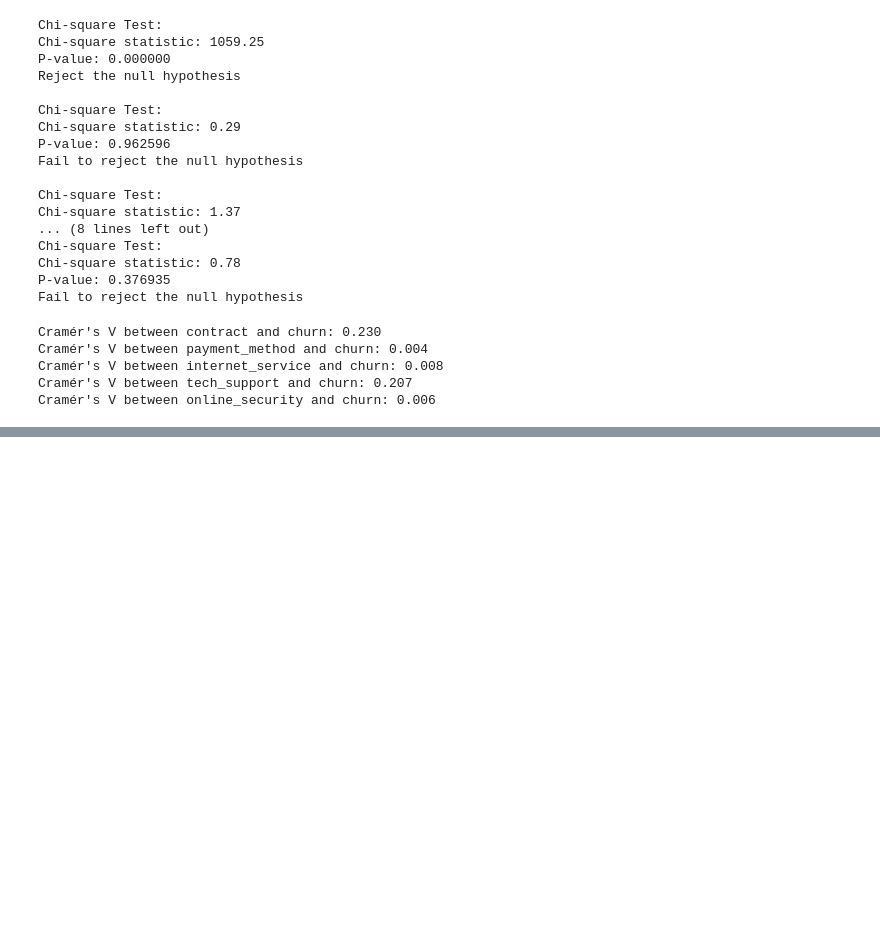
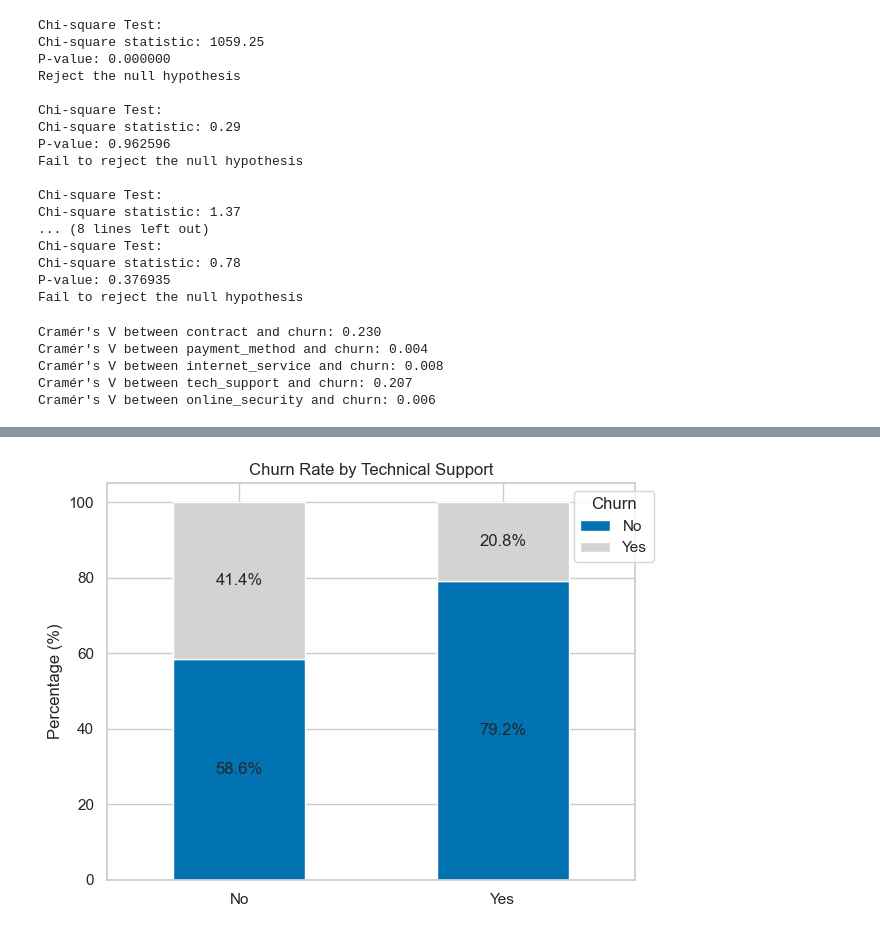
Before and after one commit to Felgona/Customer_Churn_EDA, a Jupyter notebook: notebooks/Customer_Churn_EDA.ipynb, the cells around one changed output, grey strips where cells are left out. Drawn from its saved outputs; the diff is of its cells as text; code cells hidden in the pictures; blank space fills up the shorter version.

```diff
--- a/notebooks/Customer_Churn_EDA.ipynb
+++ b/notebooks/Customer_Churn_EDA.ipynb
@@ -624,0 +655,26 @@ Cramér's V between online_security and churn: 0.006
+# %%
+# b) Technical Support vs Churn (100% stacked)
+
+tech_churn = pd.crosstab(df['tech_support'], df['churn'], normalize='index') * 100
+
+ax = tech_churn.plot(
+    kind='bar',
+    stacked=True,
+    color=['#0173B2','#D3D3D3']
+)
+
+for container in ax.containers:
+    ax.bar_label(container, fmt='%.1f%%', label_type='center')
+
+ax.set_title('Churn Rate by Technical Support')
+ax.set_xlabel('')
+ax.set_ylabel('Percentage (%)')
+ax.set_xticklabels(ax.get_xticklabels(), rotation=0)
+
+ax.legend(['No', 'Yes'], title='Churn', loc='upper right', bbox_to_anchor=(1.05,1))
+
+plt.tight_layout()
+plt.savefig(f"Churn_Rate_by_Technical_Support.png")
+plt.show()
+# %% [output]
+[figure, added]
```
Also changed, not shown: parts of 2 cells of this notebook, 4 other files.
